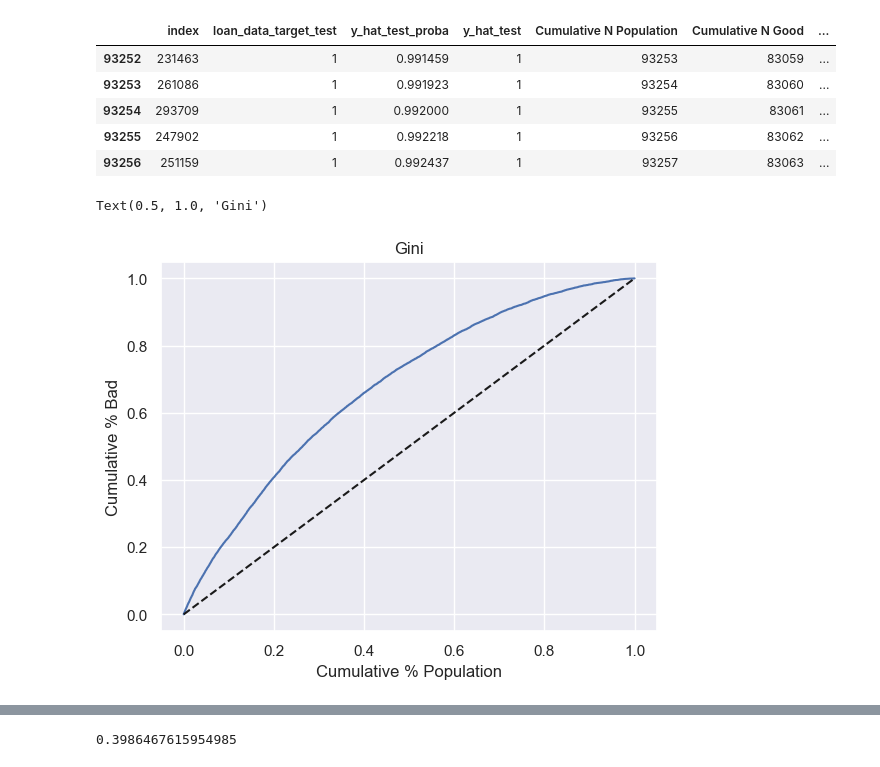
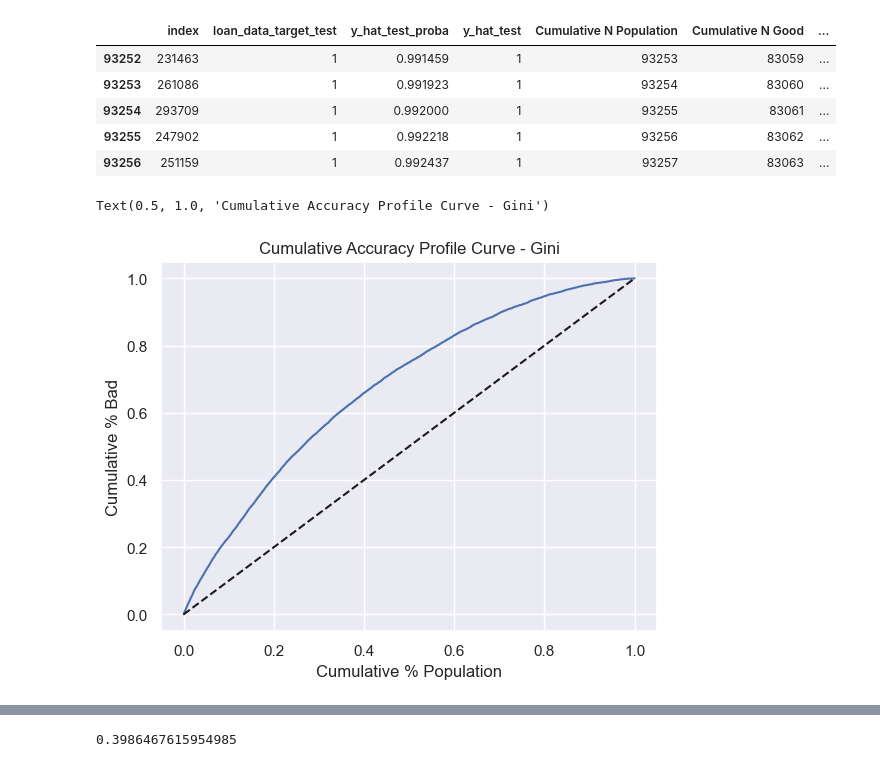
Before and after one commit to Lindah-Kima/credit_risk_modelling_python, a Jupyter notebook: PD_model_estimation & validation & application.ipynb, the cells around one changed output, grey strips where cells are left out. Cells and saved outputs as stored; diff of their text form; code cells hidden in the pictures.

```diff
--- a/PD_model_estimation & validation & application.ipynb
+++ b/PD_model_estimation & validation & application.ipynb
@@ -856,7 +892,7 @@ y_hat_test_proba[:][:,1] #array containing probability of being a good borrower
 array([0.89162043, 0.97408715, 0.9062768 , ..., 0.79114884, 0.93033492,
        0.8433536 ], shape=(93257,))
 # %%
-y_hat_test_proba = y_hat_test_proba[: ][: , 1]
+y_hat_test_proba = y_hat_test_proba[: , 1]
 # We store these probabilities in a variable.
 # %%
 y_hat_test_proba
@@ -1098,16 +1178,16 @@ df_actual_predicted_probs.tail()
 # %%
 # Plot Gini
 plt.plot(df_actual_predicted_probs['Cumulative Perc Population'], df_actual_predicted_probs['Cumulative Perc Bad'])
 # We plot the cumulative percentage of all along the x-axis and the cumulative percentage 'good' along the y-axis,
 # thus plotting the Gini curve.
 plt.plot(df_actual_predicted_probs['Cumulative Perc Population'], df_actual_predicted_probs['Cumulative Perc Population'], linestyle = '--', color = 'k')
 # We plot a seconary diagonal line, with dashed line style and black color.
 plt.xlabel('Cumulative % Population')
 # We name the x-axis "Cumulative % Population".
 plt.ylabel('Cumulative % Bad')
 # We name the y-axis "Cumulative % Bad".
-plt.title('Gini')
+plt.title('Cumulative Accuracy Profile Curve - Gini')
 # We name the graph "Gini".
 # %% [output]
-Text(0.5, 1.0, 'Gini')
+Text(0.5, 1.0, 'Cumulative Accuracy Profile Curve - Gini')
-[figure, old version]
+[figure, new version]
```
Also changed, not shown: parts of 54 cells of this notebook, 3 other files.
